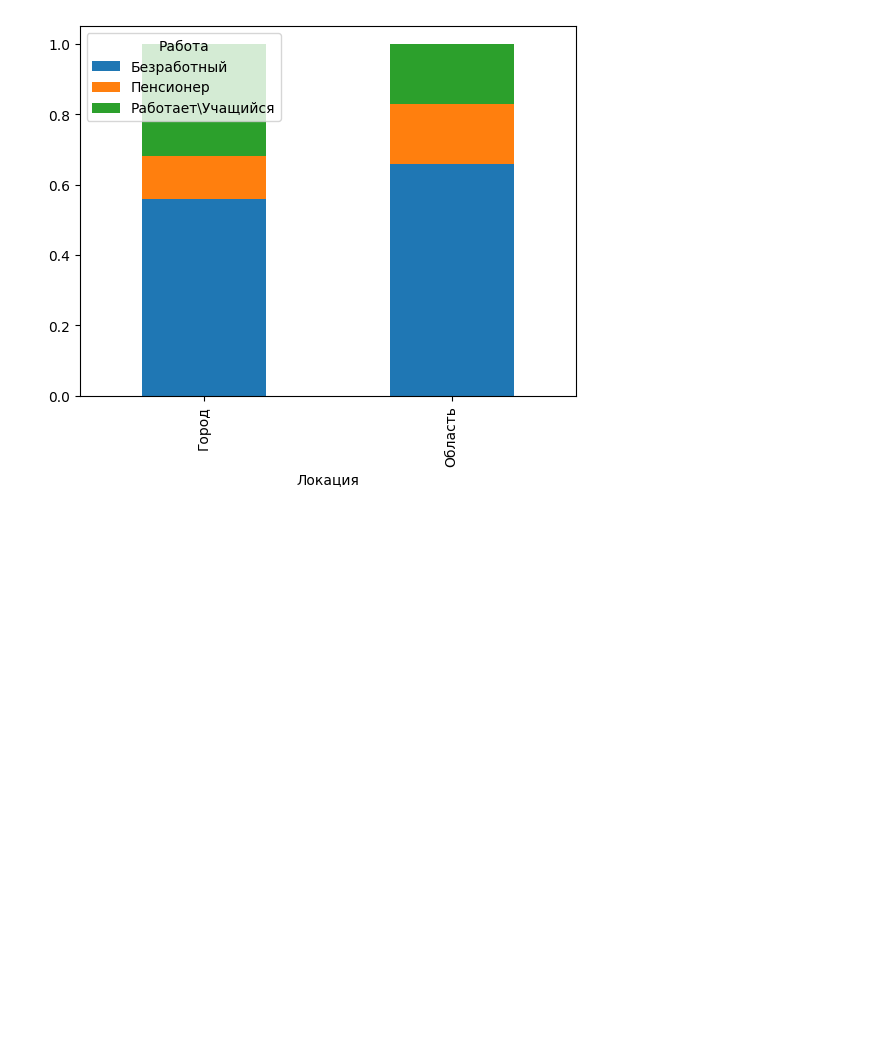
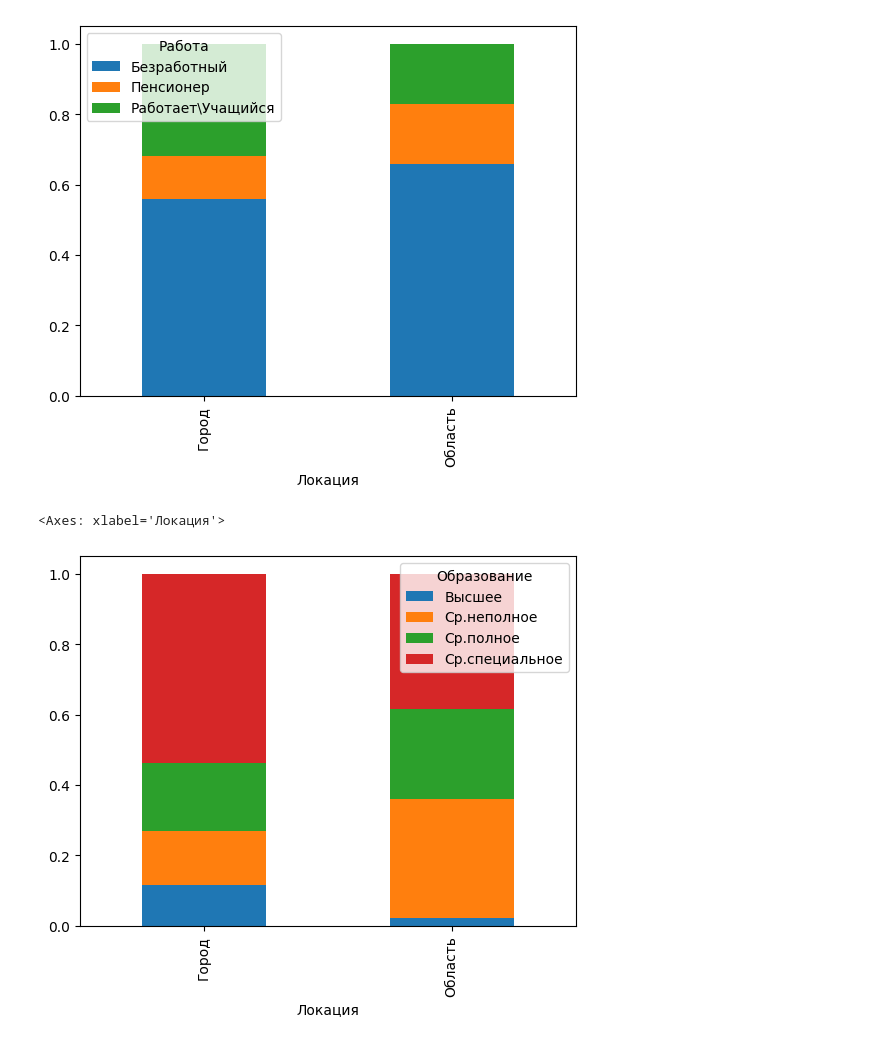
Before and after one commit to D-314/cyber-tuber, a Jupyter notebook: processing.ipynb, the cells around one changed output. Saved outputs shown, nothing was run; the diff lists cells and outputs as text; code cells hidden in the pictures; blank space fills up the shorter version.

Commit message:
добавлены стакнутые графики

```diff
--- a/processing.ipynb
+++ b/processing.ipynb
@@ -66,3 +66,12 @@ counts.unstack().plot(kind='bar', stacked=True)
 # %% [output]
 <Axes: xlabel='Локация'>
 [figure]
+# %%
+# группируем по первому столбцу и считаем частоту появления значений во втором столбце
+counts = df.groupby('Локация')['Образование'].value_counts(normalize=True)
+
+# строим график
+counts.unstack().plot(kind='bar', stacked=True)
+# %% [output]
+<Axes: xlabel='Локация'>
+[figure, added]
```
